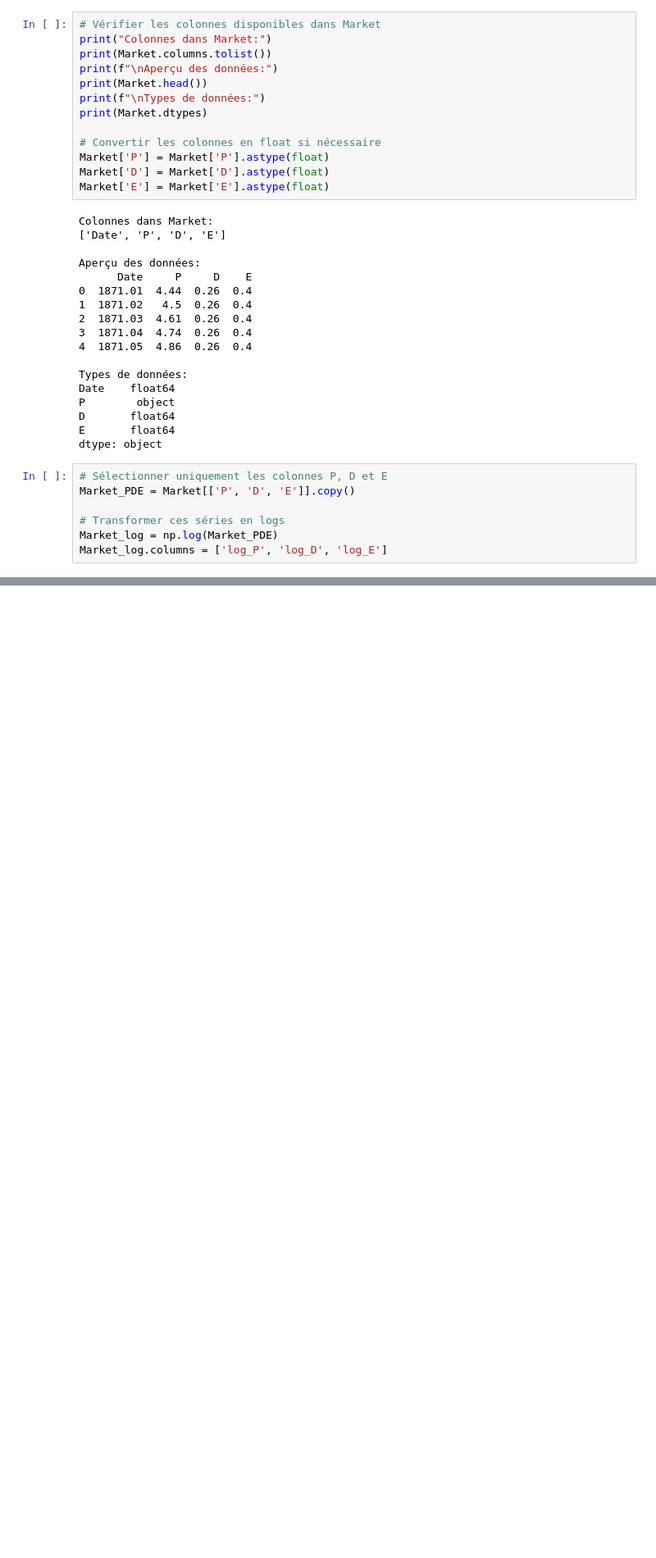
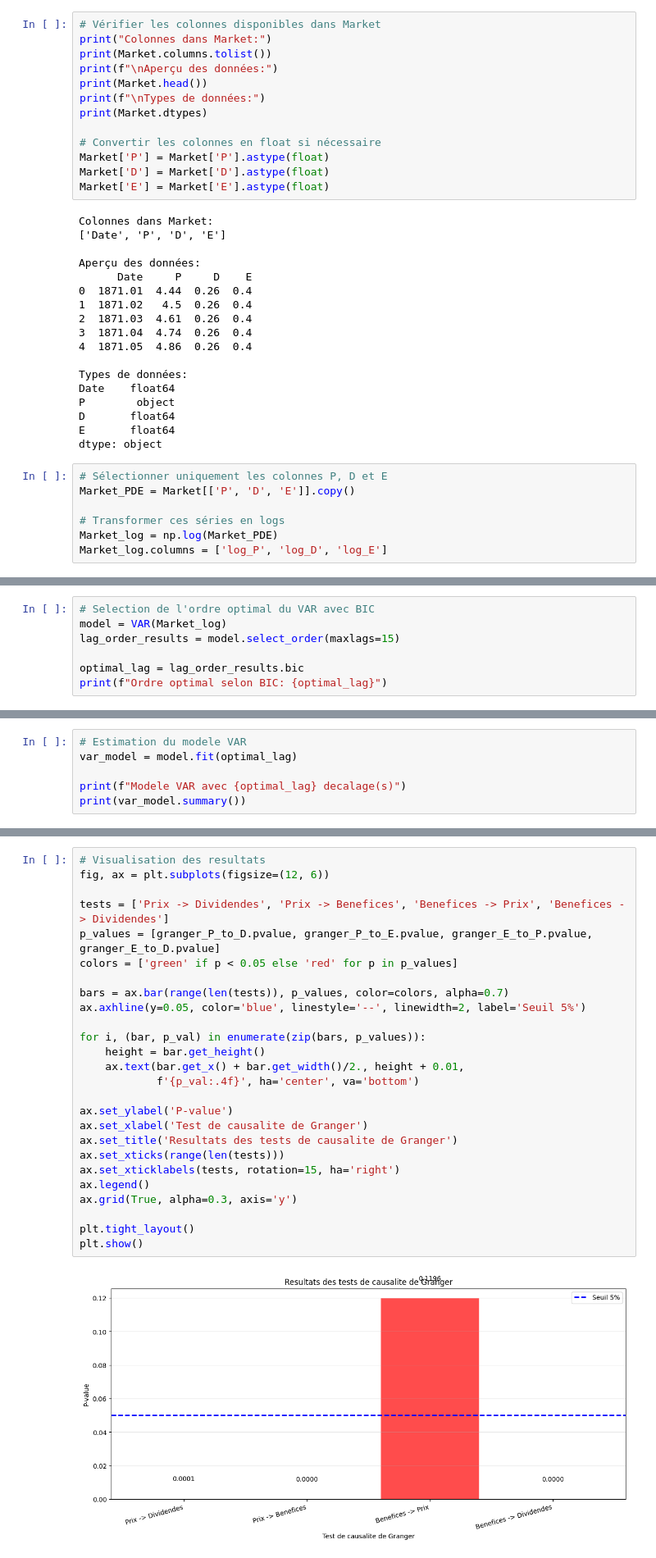
Before and after one commit to VincentD1209/Examen-final---Econo, a Jupyter notebook: Question 2.ipynb, the cells around one changed output, grey strips where cells are left out. Shown: that part at 82% size. Drawn from its saved outputs; the diff is of its cells as text; blank space fills up the shorter version.

```diff
--- a/Question 2.ipynb
+++ b/Question 2.ipynb
@@ -1165,0 +1190,7 @@ Market_log.columns = ['log_P', 'log_D', 'log_E']
+# %%
+# Selection de l'ordre optimal du VAR avec BIC
+model = VAR(Market_log)
+lag_order_results = model.select_order(maxlags=15)
+
+optimal_lag = lag_order_results.bic
+print(f"Ordre optimal selon BIC: {optimal_lag}")
@@ -1165,0 +1199,6 @@ Market_log.columns = ['log_P', 'log_D', 'log_E']
+# %%
+# Estimation du modele VAR
+var_model = model.fit(optimal_lag)
+
+print(f"Modele VAR avec {optimal_lag} decalage(s)")
+print(var_model.summary())
@@ -1165,0 +1342,28 @@ Market_log.columns = ['log_P', 'log_D', 'log_E']
+# %%
+# Visualisation des resultats
+fig, ax = plt.subplots(figsize=(12, 6))
+
+tests = ['Prix -> Dividendes', 'Prix -> Benefices', 'Benefices -> Prix', 'Benefices -> Dividendes']
+p_values = [granger_P_to_D.pvalue, granger_P_to_E.pvalue, granger_E_to_P.pvalue, granger_E_to_D.pvalue]
+colors = ['green' if p < 0.05 else 'red' for p in p_values]
+
+bars = ax.bar(range(len(tests)), p_values, color=colors, alpha=0.7)
+ax.axhline(y=0.05, color='blue', linestyle='--', linewidth=2, label='Seuil 5%')
+
+for i, (bar, p_val) in enumerate(zip(bars, p_values)):
+    height = bar.get_height()
+    ax.text(bar.get_x() + bar.get_width()/2., height + 0.01,
+            f'{p_val:.4f}', ha='center', va='bottom')
+
+ax.set_ylabel('P-value')
+ax.set_xlabel('Test de causalite de Granger')
+ax.set_title('Resultats des tests de causalite de Granger')
+ax.set_xticks(range(len(tests)))
+ax.set_xticklabels(tests, rotation=15, ha='right')
+ax.legend()
+ax.grid(True, alpha=0.3, axis='y')
+
+plt.tight_layout()
+plt.show()
+# %% [output]
+[figure, added]
```
Also changed, not shown: parts of 26 cells of this notebook, 2 other files.
